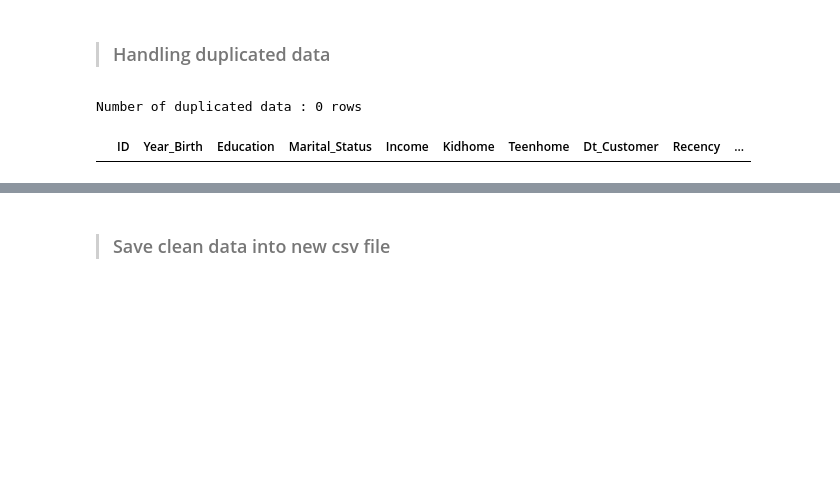
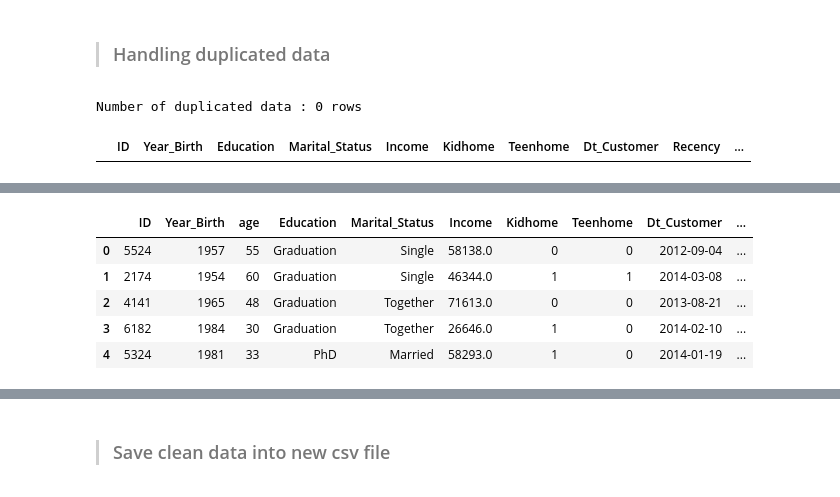
Before and after one commit to fnkhairudin/CapstoneProjectModul2, a Jupyter notebook: notebooks/1.0-fnk-data-prepreation.ipynb, the cells around one changed output, grey strips where cells are left out. Cells and saved outputs as stored; diff of their text form; code cells hidden in the pictures; blank space fills up the shorter version.

```diff
--- a/notebooks/dataCleaning.ipynb
+++ b/notebooks/1.0-fnk-data-prepreation.ipynb
@@ -509,19 +637,20 @@ df.loc[df['Year_Birth'] < lowerbound]
 | 326 | 1150 | 1899 | PhD | Together | 83532.0 | 0 | 0 | 2013-09-26 | 36 | ... |
 # %%
 # quantile of Income
-quantile_income = fnc.checkquantiles(df,'Income')
+quantile_income = fnc.checkquantiles(df_updated,'Income')
 
 # quantile of Year_Birth
-quantile_year_birth = fnc.checkquantiles(df,'Year_Birth')
+quantile_year_birth = fnc.checkquantiles(df_updated,'Year_Birth')
 
 # mode of Year_Birth based on its quantile
-mode1 = df.loc[(df['Year_Birth'] >= quantile_year_birth[0]) & (df['Year_Birth'] <= quantile_year_birth[1])]['Year_Birth'].mode()[0] # mode between min - q1
-mode2 = df.loc[(df['Year_Birth'] >= quantile_year_birth[1]) & (df['Year_Birth'] <= quantile_year_birth[2])]['Year_Birth'].mode()[0] # mode between q1 - q2
-mode3 = df.loc[(df['Year_Birth'] >= quantile_year_birth[2]) & (df['Year_Birth'] <= quantile_year_birth[3])]['Year_Birth'].mode()[0] # mode between q2 - q3
-mode4 = df.loc[(df['Year_Birth'] >= quantile_year_birth[3]) & (df['Year_Birth'] <= quantile_year_birth[4])]['Year_Birth'].mode()[0] # mode between q3 - q4
+mode1 = df_updated.loc[(df_updated['Year_Birth'] >= quantile_year_birth[0]) & (df_updated['Year_Birth'] <= quantile_year_birth[1])]['Year_Birth'].mode()[0] # mode between min - q1
+mode2 = df_updated.loc[(df_updated['Year_Birth'] >= quantile_year_birth[1]) & (df_updated['Year_Birth'] <= quantile_year_birth[2])]['Year_Birth'].mode()[0] # mode between q1 - q2
+mode3 = df_updated.loc[(df_updated['Year_Birth'] >= quantile_year_birth[2]) & (df_updated['Year_Birth'] <= quantile_year_birth[3])]['Year_Birth'].mode()[0] # mode between q2 - q3
+mode4 = df_updated.loc[(df_updated['Year_Birth'] >= quantile_year_birth[3]) & (df_updated['Year_Birth'] <= quantile_year_birth[4])]['Year_Birth'].mode()[0] # mode between q3 - q4
 
 # check where the income outliers are located based on its quantile, then apply year_birth with Year_Birth's mode based on income's quantile
 def new_year_birth(df):
+    # get outlier data
     if df['Year_Birth'] < lowerbound:
         if df['Income'] <= quantile_income[1] and df['Income'] >= quantile_income[0]:
             return mode1
@@ -534,6 +663,6 @@ def new_year_birth(df):
     else:
         return df['Year_Birth']
 
-df['Year_Birth'] = df.apply(new_year_birth, axis=1)
+df_updated['Year_Birth'] = df_updated.apply(new_year_birth, axis=1)
 # %%
 # ensure year_birth outliers have changed
@@ -558,0 +703,16 @@ Number of duplicated data : 0 rows
+# %%
+# Insert age column based on when the customer registered as a member
+df.insert(loc = 2,
+          column = 'age',
+          value = df['Dt_Customer'].dt.year - df['Year_Birth'])
+
+# make new column called age_category and import function from my own module called ageclass
+df['age_category'] = df.apply(fnc.ageclass, args=('age',), axis=1)
+df.head()
+# %% [output]
+|  | ID | Year_Birth | age | Education | Marital_Status | Income | Kidhome | Teenhome | Dt_Customer | ... |
+| 0 | 5524 | 1957 | 55 | Graduation | Single | 58138.0 | 0 | 0 | 2012-09-04 | ... |
+| 1 | 2174 | 1954 | 60 | Graduation | Single | 46344.0 | 1 | 1 | 2014-03-08 | ... |
+| 2 | 4141 | 1965 | 48 | Graduation | Together | 71613.0 | 0 | 0 | 2013-08-21 | ... |
+| 3 | 6182 | 1984 | 30 | Graduation | Together | 26646.0 | 1 | 0 | 2014-02-10 | ... |
+| 4 | 5324 | 1981 | 33 | PhD | Married | 58293.0 | 1 | 0 | 2014-01-19 | ... |
```
Also changed, not shown: parts of 37 cells of this notebook, 2 other files.
